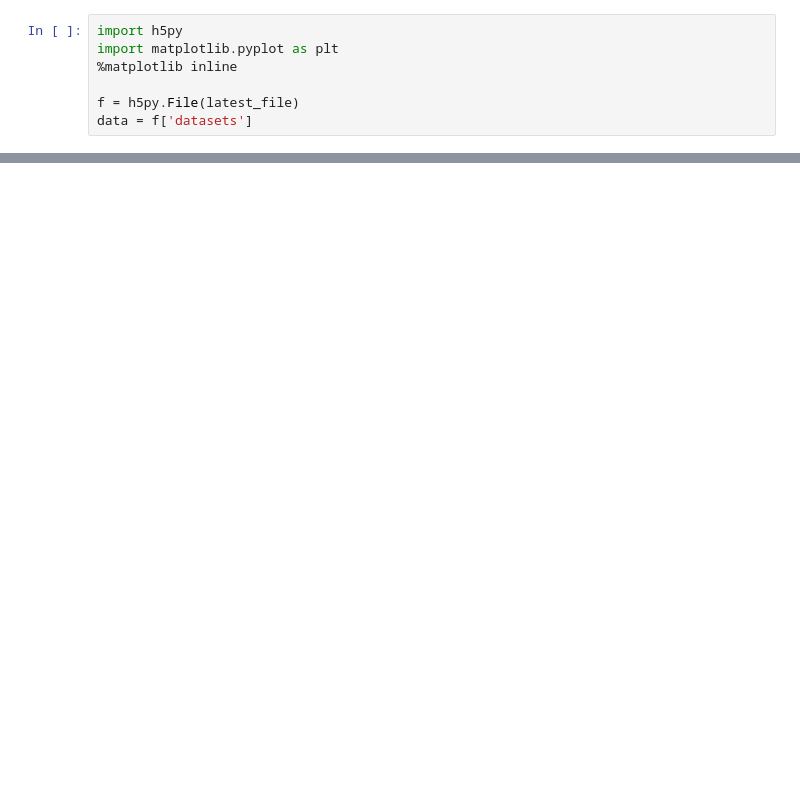
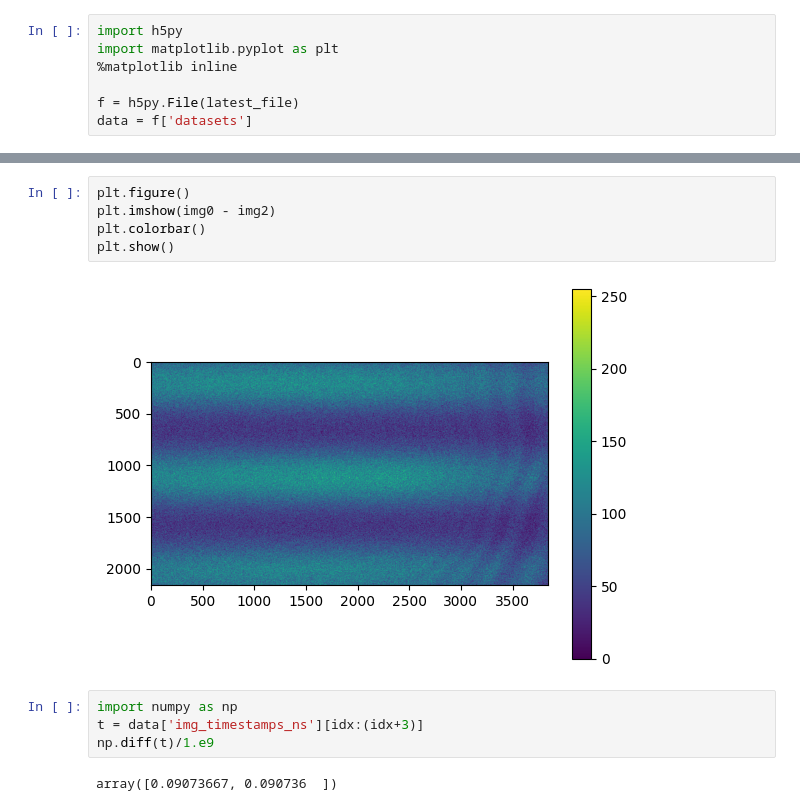
Before and after one commit to ucsb-amo/k-exp, a Jupyter notebook: kexp/analysis/OD_viewer.ipynb, the cells around one changed output, grey strips where cells are left out. Drawn from its saved outputs; the diff is of its cells as text; blank space fills up the shorter version.

```diff
--- a/kexp/analysis/OD_viewer.ipynb
+++ b/kexp/analysis/OD_viewer.ipynb
@@ -56,0 +64,13 @@ False
+# %%
+plt.figure()
+plt.imshow(img0 - img2)
+plt.colorbar()
+plt.show()
+# %% [output]
+[figure, added]
+# %%
+import numpy as np
+t = data['img_timestamps_ns'][idx:(idx+3)]
+np.diff(t)/1.e9
+# %% [output]
+array([0.09073667, 0.090736  ])
```
Also changed, not shown: parts of 7 cells of this notebook.
